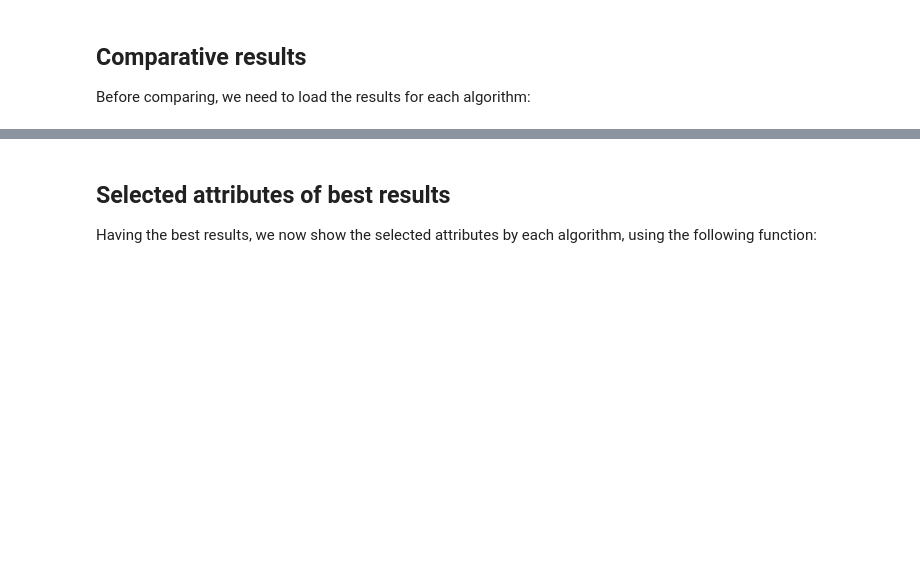
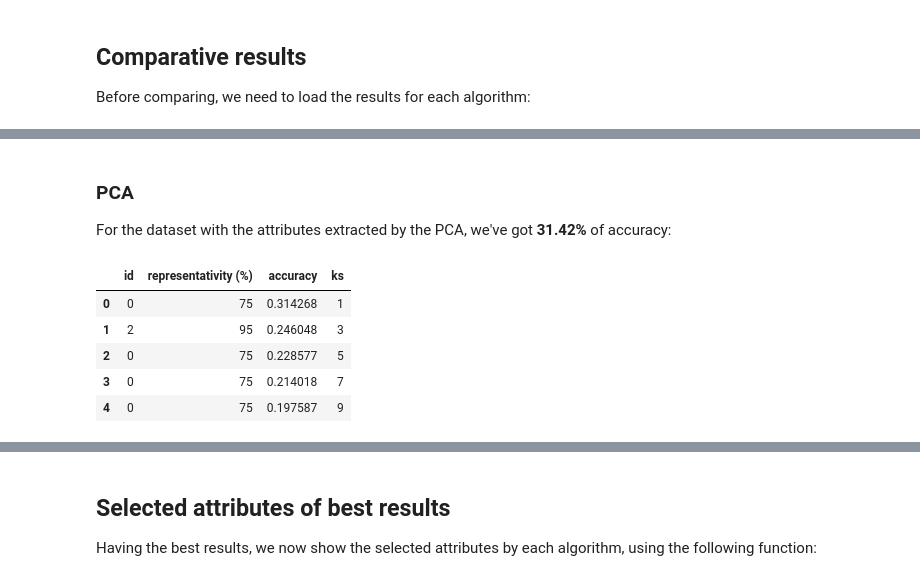
Before and after one commit to greati/covertype-data-analysis, a Jupyter notebook: k-NN Classifier.ipynb, the cells around one changed output, grey strips where cells are left out. Cells and saved outputs as stored; diff of their text form; code cells hidden in the pictures; blank space fills up the shorter version.

```diff
--- a/k-NN Classifier.ipynb
+++ b/k-NN Classifier.ipynb
@@ -239,0 +343,22 @@ ga_best_results.style
+# %% [markdown]
+### PCA
+
+For the dataset with the attributes extracted by the PCA, we've got **31.42%** of accuracy:
+# %%
+pca_columns = ['id', 'representativity (%)', 'accuracy', 'ks']
+pca_best_results = pd.DataFrame(columns=pca_columns)
+
+index = 0
+for i in knn_pca.columns.tolist()[-5:]:
+    row = knn_pca.loc[knn_pca[i].idxmax()]
+    pca_best_results.loc[index] = [int(row['Unnamed: 0']), row['representativity (%)'], row[i], i ]
+    index += 1
+
+pca_best_results.style
+# %% [output]
+|  | id | representativity (%) | accuracy | ks |
+| 0 | 0 | 75 | 0.314268 | 1 |
+| 1 | 2 | 95 | 0.246048 | 3 |
+| 2 | 0 | 75 | 0.228577 | 5 |
+| 3 | 0 | 75 | 0.214018 | 7 |
+| 4 | 0 | 75 | 0.197587 | 9 |
```
Also changed, not shown: parts of 21 cells of this notebook, 41 other files.
